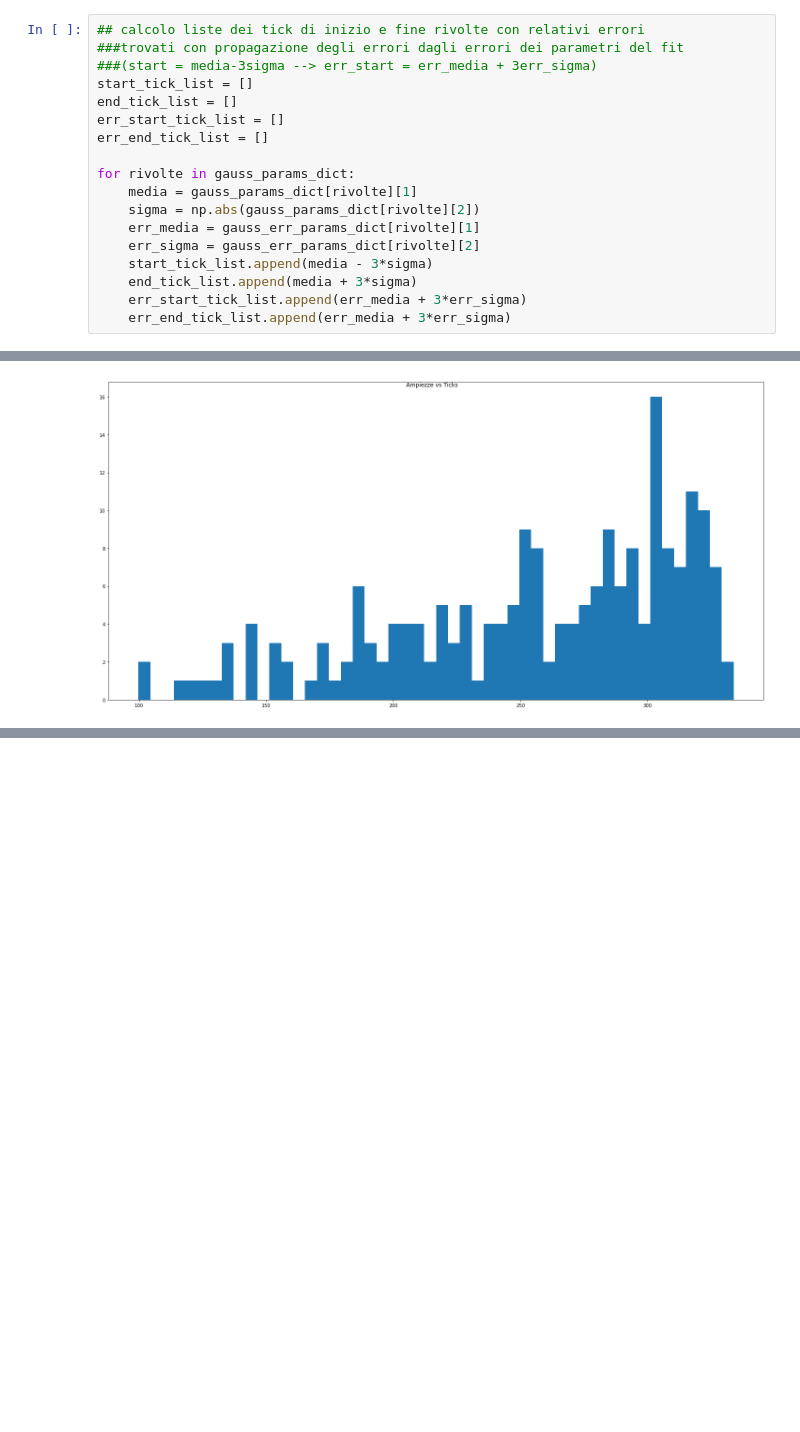
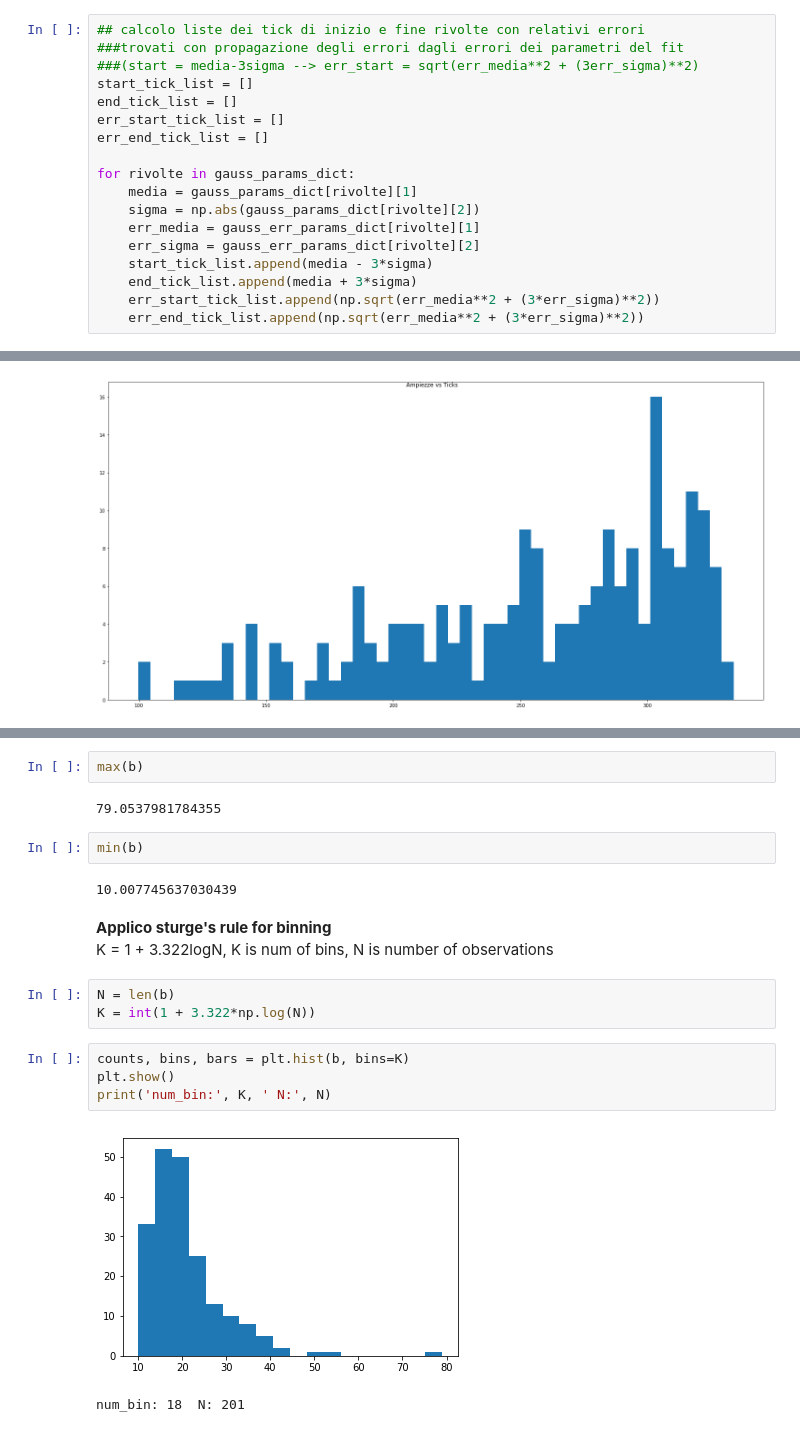
Before and after one commit to jackdeandrea/Econofisica, a Jupyter notebook: 02-metriche_rivolte_norndm.ipynb, the cells around one changed output, grey strips where cells are left out. Cells and saved outputs as stored; diff of their text form; blank space fills up the shorter version.

```diff
--- a/02-metriche_rivolte_norndm.ipynb
+++ b/02-metriche_rivolte_norndm.ipynb
@@ -335,7 +355,7 @@ plt.errorbar(range(len(durate_list)), durate_list, yerr=err_durate_list,solid_ca
 # %%
 ## calcolo liste dei tick di inizio e fine rivolte con relativi errori
 ###trovati con propagazione degli errori dagli errori dei parametri del fit
-###(start = media-3sigma --> err_start = err_media + 3err_sigma)
+###(start = media-3sigma --> err_start = sqrt(err_media**2 + (3err_sigma)**2)
 start_tick_list = []
 end_tick_list = []
 err_start_tick_list = []
@@ -348,8 +368,8 @@ for rivolte in gauss_params_dict:
     err_sigma = gauss_err_params_dict[rivolte][2]
     start_tick_list.append(media - 3*sigma)
     end_tick_list.append(media + 3*sigma)
-    err_start_tick_list.append(err_media + 3*err_sigma)
-    err_end_tick_list.append(err_media + 3*err_sigma)
+    err_start_tick_list.append(np.sqrt(err_media**2 + (3*err_sigma)**2))
+    err_end_tick_list.append(np.sqrt(err_media**2 + (3*err_sigma)**2))
 # %%
 ## Calcolo tempi di attesa dalle liste dei tick di inizio e fine rivolte e relativi errori
 ###calcolati con la propagazione dagli errori dei tick di inizio e fine rivolte
@@ -515,0 +538,21 @@ plt.show()
+# %%
+max(b)
+# %% [output]
+79.0537981784355
+# %%
+min(b)
+# %% [output]
+10.007745637030439
+# %% [markdown]
+**Applico sturge's rule for binning**
+K = 1 + 3.322logN, K is num of bins, N is number of observations
+# %%
+N = len(b)
+K = int(1 + 3.322*np.log(N))
+# %%
+counts, bins, bars = plt.hist(b, bins=K)
+plt.show()
+print('num_bin:', K, ' N:', N)
+# %% [output]
+[figure, added]
+num_bin: 18  N: 201
```
Also changed, not shown: parts of 20 cells of this notebook.
